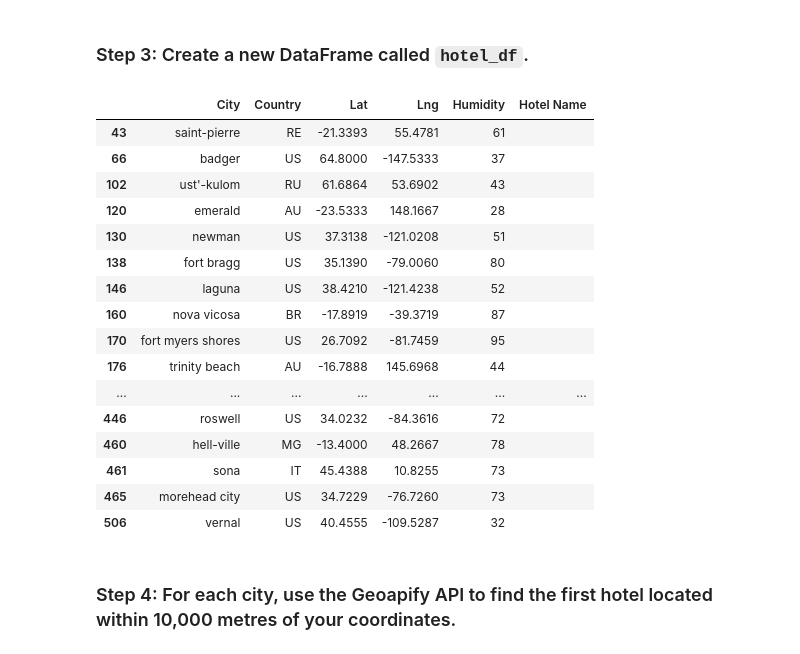
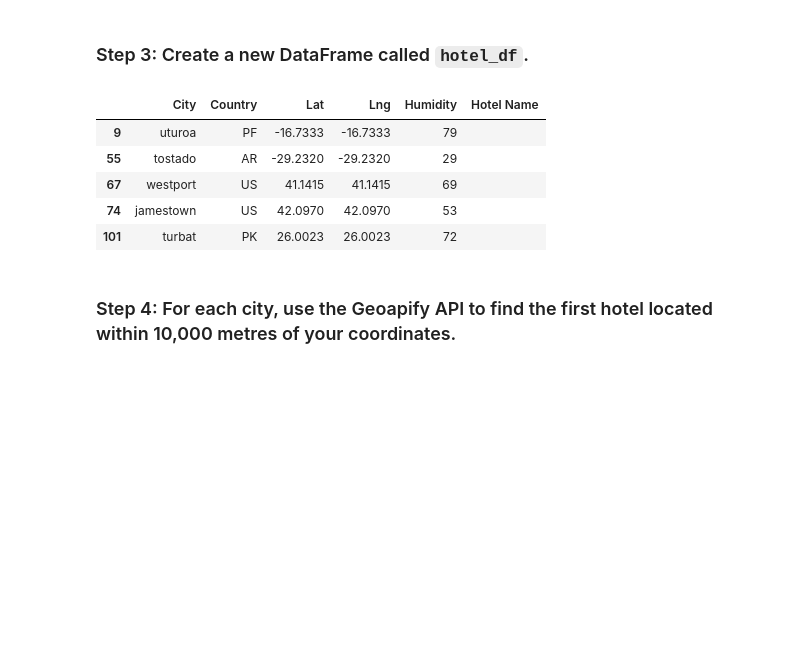
Before and after one commit to Feda2020/python-api-challenge, a Jupyter notebook: WeatherPy/VacationPy.ipynb, the cells around one changed output. Cells and saved outputs as stored; diff of their text form; code cells hidden in the pictures; blank space fills up the shorter version.

```diff
--- a/WeatherPy/VacationPy.ipynb
+++ b/WeatherPy/VacationPy.ipynb
@@ -42,12 +51,13 @@ city_data_df.head()
 ### Step 2: Narrow down the `city_data_df` DataFrame to find your ideal weather condition
 # %%
 # Narrow down cities that fit criteria and drop any results with null values
-# YOUR CODE HERE
+ideal_weather_df = city_data_df.loc[((city_data_df["Max Temp"] <= 27.0) & (city_data_df["Max Temp"] >= 20.0))\
+                                 & (city_data_df["Cloudiness"] == 0) & (city_data_df["Wind Speed"] <= 4.5),:]
 
 # Drop any rows with null values
-# YOUR CODE HERE
+ideal_weather_df = ideal_weather_df.dropna(how="any")
 
 # Display sample data
-# YOUR CODE HERE
+ideal_weather_df
 # %% [output]
 |  | City_ID | City | Lat | Lng | Max Temp | Humidity | Cloudiness | Wind Speed | Country | Date |
@@ -71,31 +79,20 @@ city_data_df.head()
 ### Step 3: Create a new DataFrame called `hotel_df`.
 # %%
 # Use the Pandas copy function to create DataFrame called hotel_df to store the city, country, coordinates, and humidity
-# YOUR CODE HERE
+hotel_df = ideal_weather_df[["City", "Country", "Lat", "Lng", "Humidity"]].copy()
 
 # Add an empty column, "Hotel Name," to the DataFrame so you can store the hotel found using the Geoapify API
-# YOUR CODE HERE
+hotel_df["Hotel Name"] = ""
 
 # Display sample data
-# YOUR CODE HERE
+hotel_df.head()
 # %% [output]
 |  | City | Country | Lat | Lng | Humidity | Hotel Name |
-| 43 | saint-pierre | RE | -21.3393 | 55.4781 | 61 |  |
-| 66 | badger | US | 64.8000 | -147.5333 | 37 |  |
-| 102 | ust'-kulom | RU | 61.6864 | 53.6902 | 43 |  |
-| 120 | emerald | AU | -23.5333 | 148.1667 | 28 |  |
-| 130 | newman | US | 37.3138 | -121.0208 | 51 |  |
-| 138 | fort bragg | US | 35.1390 | -79.0060 | 80 |  |
-| 146 | laguna | US | 38.4210 | -121.4238 | 52 |  |
-| 160 | nova vicosa | BR | -17.8919 | -39.3719 | 87 |  |
-| 170 | fort myers shores | US | 26.7092 | -81.7459 | 95 |  |
-| 176 | trinity beach | AU | -16.7888 | 145.6968 | 44 |  |
-| ... | ... | ... | ... | ... | ... | ... |
-| 446 | roswell | US | 34.0232 | -84.3616 | 72 |  |
-| 460 | hell-ville | MG | -13.4000 | 48.2667 | 78 |  |
-| 461 | sona | IT | 45.4388 | 10.8255 | 73 |  |
-| 465 | morehead city | US | 34.7229 | -76.7260 | 73 |  |
-| 506 | vernal | US | 40.4555 | -109.5287 | 32 |  |
+| 9 | uturoa | PF | -16.7333 | -16.7333 | 79 |  |
+| 55 | tostado | AR | -29.2320 | -29.2320 | 29 |  |
+| 67 | westport | US | 41.1415 | 41.1415 | 69 |  |
+| 74 | jamestown | US | 42.0970 | 42.0970 | 53 |  |
+| 101 | turbat | PK | 26.0023 | 26.0023 | 72 |  |
 # %% [markdown]
 ### Step 4: For each city, use the Geoapify API to find the first hotel located within 10,000 metres of your coordinates.
 # %%
```
Also changed, not shown: parts of 6 cells of this notebook.
